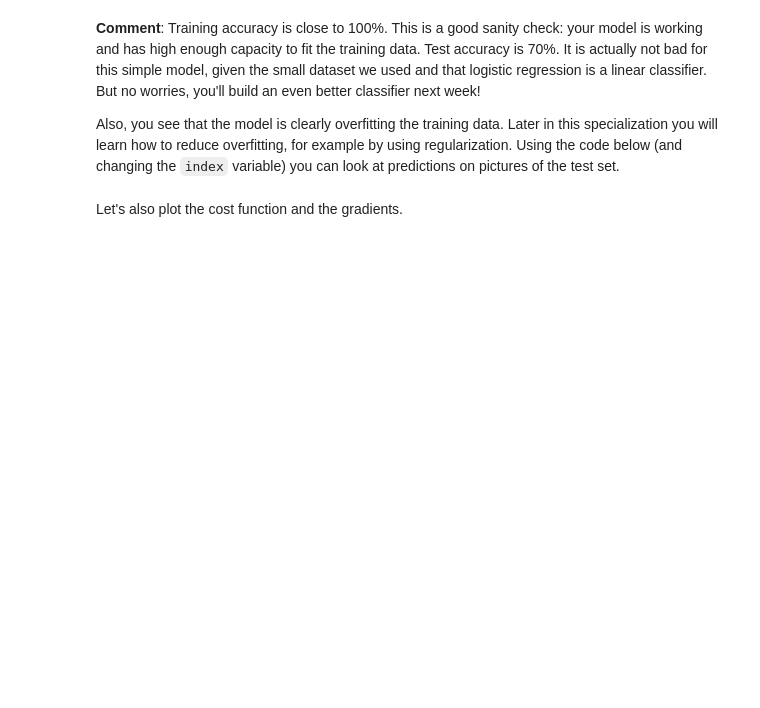
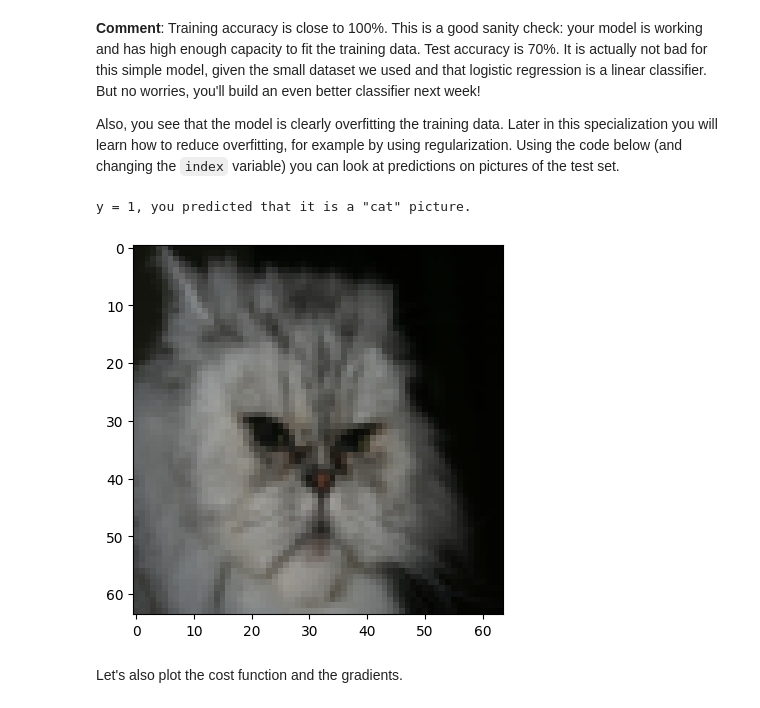
Before and after one commit to soubhik7/full-stack-ai-with-python, a Jupyter notebook: R&D/Deep Learning/Coursera/W2A2/Logistic_Regression_with_a_Neural_Network_mindset.ipynb, the cells around one changed output. Cells and saved outputs as stored; diff of their text form; code cells hidden in the pictures; blank space fills up the shorter version.

```diff
--- a/R&D/Deep Learning/Coursera/W2A2/Logistic_Regression_with_a_Neural_Network_mindset.ipynb
+++ b/R&D/Deep Learning/Coursera/W2A2/Logistic_Regression_with_a_Neural_Network_mindset.ipynb
@@ -206,12 +206,14 @@ X_flatten = X.reshape(X.shape[0], -1).T      # X.T is the transpose of X
 # train_set_x_flatten = ...
 # test_set_x_flatten = ...
 # YOUR CODE STARTS HERE
+train_set_x_flatten = train_set_x_orig.reshape(train_set_x_orig.shape[0], -1).T
+test_set_x_flatten = test_set_x_orig.reshape(test_set_x_orig.shape[0], -1).T
 
 # YOUR CODE ENDS HERE
 
 # Check that the first 10 pixels of the second image are in the correct place
-assert np.alltrue(train_set_x_flatten[0:10, 1] == [196, 192, 190, 193, 186, 182, 188, 179, 174, 213]), "Wrong solution. Use (X.shape[0], -1).T."
-assert np.alltrue(test_set_x_flatten[0:10, 1] == [115, 110, 111, 137, 129, 129, 155, 146, 145, 159]), "Wrong solution. Use (X.shape[0], -1).T."
+assert np.all(train_set_x_flatten[0:10, 1] == [196, 192, 190, 193, 186, 182, 188, 179, 174, 213]), "Wrong solution. Use (X.shape[0], -1).T."
+assert np.all(test_set_x_flatten[0:10, 1] == [115, 110, 111, 137, 129, 129, 155, 146, 145, 159]), "Wrong solution. Use (X.shape[0], -1).T."
 
 print ("train_set_x_flatten shape: " + str(train_set_x_flatten.shape))
 print ("train_set_y shape: " + str(train_set_y.shape))
@@ -716,9 +821,12 @@ logistic_regression_model = model(train_set_x, train_set_y, test_set_x, test_set
 Also, you see that the model is clearly overfitting the training data. Later in this specialization you will learn how to reduce overfitting, for example by using regularization. Using the code below (and changing the `index` variable) you can look at predictions on pictures of the test set.
 # %%
 # Example of a picture that was wrongly classified.
-index = 5, # Other options you could try: 6, 10, 11, 13
+index =12 # Other options you could try: 6, 10, 11, 13
 plt.imshow(test_set_x[:, index].reshape((num_px, num_px, 3)))
 print ("y = " + str(test_set_y[0,index]) + ", you predicted that it is a \"" + classes[int(logistic_regression_model['Y_prediction_test'][0,index])].decode("utf-8") +  "\" picture.")
+# %% [output]
+y = 1, you predicted that it is a "cat" picture.
+[figure, added]
 # %% [markdown]
 Let's also plot the cost function and the gradients.
 # %%
```
Also changed, not shown: parts of 21 cells of this notebook.
